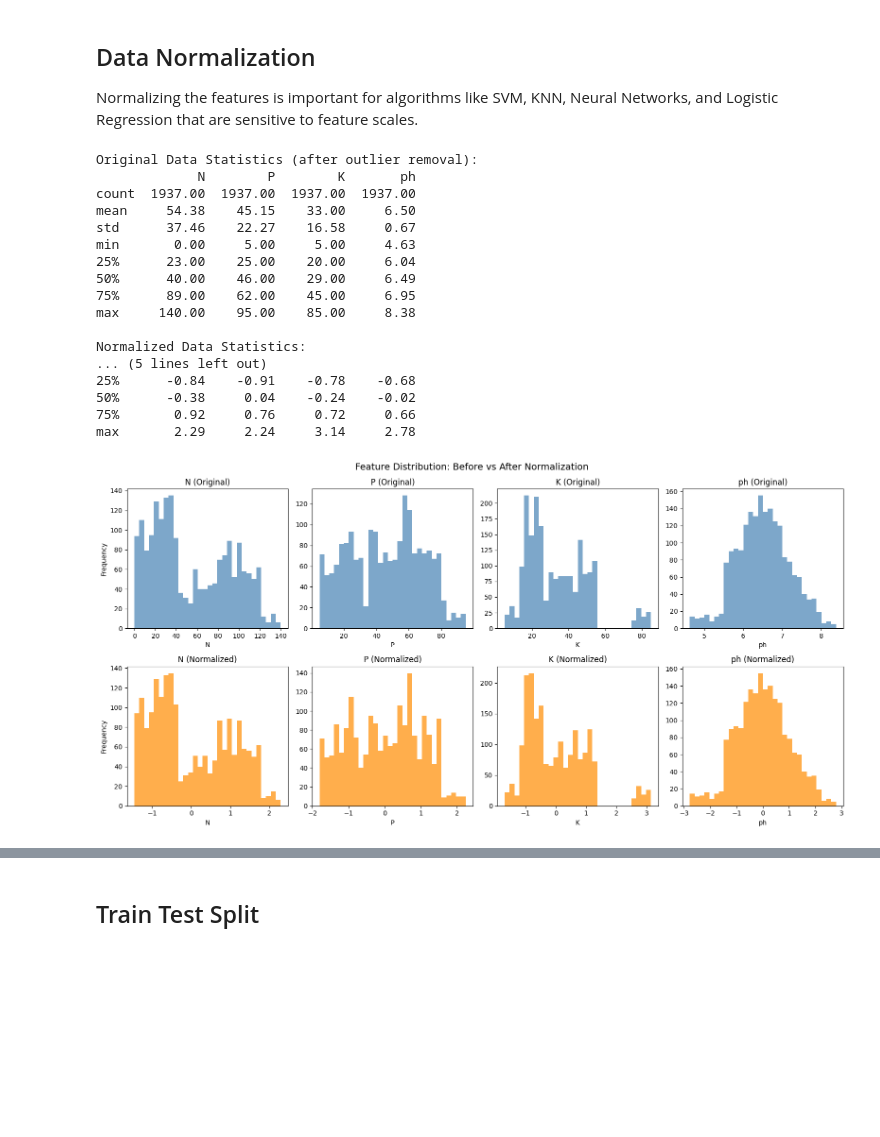
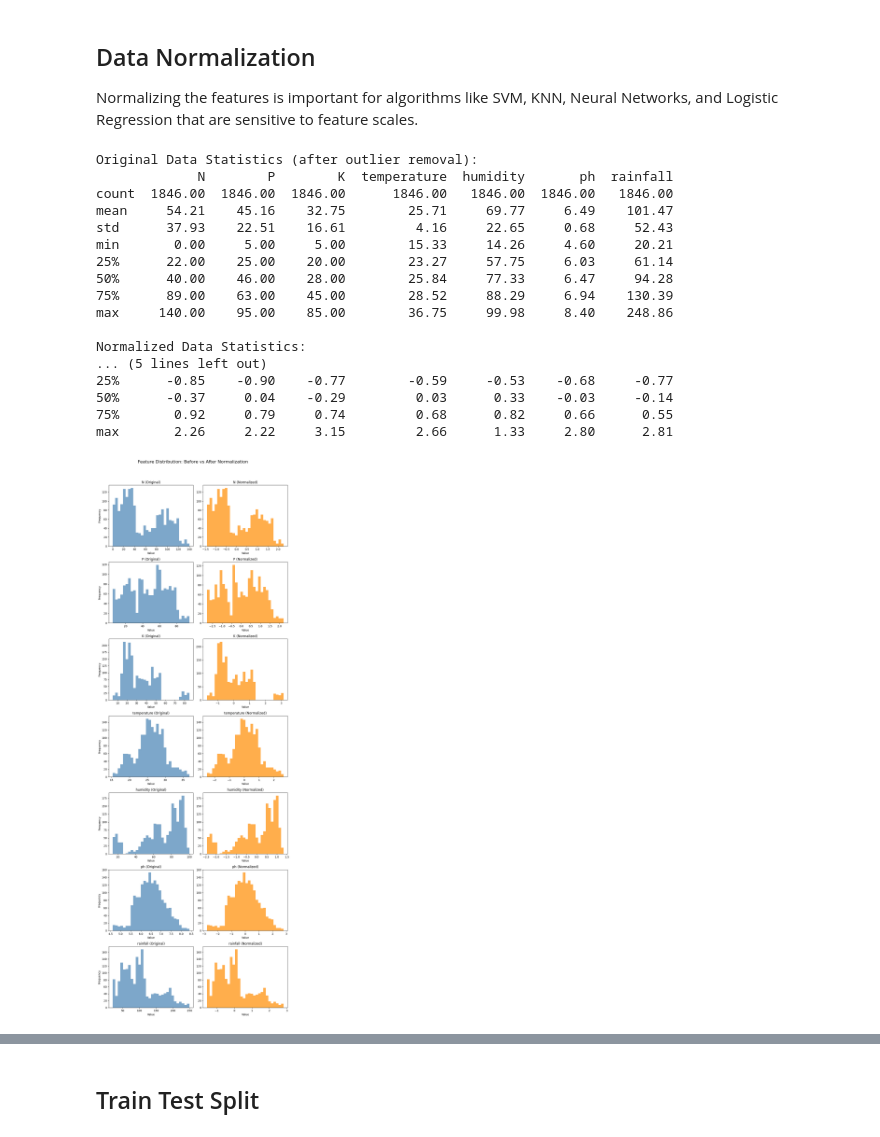
Before and after one commit to danielperaza/crop-recommendation, a Jupyter notebook: notebook.ipynb, the cells around one changed output, grey strips where cells are left out. Saved outputs shown, nothing was run; the diff lists cells and outputs as text; code cells hidden in the pictures; blank space fills up the shorter version.

```diff
--- a/notebook.ipynb
+++ b/notebook.ipynb
@@ -21,12 +21,15 @@ In this project, you will build multi-class classification models to predict the
 # %%
 
+import os
 import pandas as pd
 from sklearn.linear_model import LogisticRegression
 
 from sklearn import metrics
 from sklearn.preprocessing import LabelEncoder
 
-crops = pd.read_csv("soil_measures.csv")
+DATASET_PATH = "/kaggle/input/crop-recommendation-dataset/Crop_recommendation.csv" if os.environ.get('KAGGLE_KERNEL_RUN_TYPE') else ''
+
+crops = pd.read_csv(DATASET_PATH)
 
 crops.head()
 # %% [output]
@@ -69,7 +73,7 @@ crops_encoded = crops.copy()
 
 encoder = LabelEncoder()
 
-crops_encoded['crop'] = encoder.fit_transform(crops_encoded['crop'])
+crops_encoded['label'] = encoder.fit_transform(crops_encoded['label'])
 # %%
 crops_encoded.head()
 # %% [output]
@@ -84,5 +88,3 @@ crops_encoded['crop'].unique()
 # %% [output]
 array([20, 11,  3,  9, 18, 13, 14,  2, 10, 19,  1, 12,  7, 21, 15,  0, 16,
        17,  4,  6,  8,  5])
-# %%
-crops_encoded['crop'] = crops_encoded['crop'].astype('category')
@@ -262,7 +264,7 @@ def remove_outliers_iqr(df, columns, multiplier=1.5):
 
     return df_clean
 
-feature_columns = ['N', 'P', 'K', 'ph']
+feature_columns = crops_encoded.columns[:-1].tolist()
 crops_clean = remove_outliers_iqr(crops_encoded, feature_columns)
 # %% [output]
 N: 0 outliers removed (bounds: [-73.88, 179.12])
@@ -308,41 +318,50 @@ print("\nNormalized Data Statistics:")
 print(X_scaled.describe().round(2))
 # %% [output]
 Original Data Statistics (after outlier removal):
-             N        P        K       ph
-count  1937.00  1937.00  1937.00  1937.00
-mean     54.38    45.15    33.00     6.50
-std      37.46    22.27    16.58     0.67
-min       0.00     5.00     5.00     4.63
-25%      23.00    25.00    20.00     6.04
-50%      40.00    46.00    29.00     6.49
-75%      89.00    62.00    45.00     6.95
-max     140.00    95.00    85.00     8.38
+             N        P        K  temperature  humidity       ph  rainfall
+count  1846.00  1846.00  1846.00      1846.00   1846.00  1846.00   1846.00
+mean     54.21    45.16    32.75        25.71     69.77     6.49    101.47
+std      37.93    22.51    16.61         4.16     22.65     0.68     52.43
+min       0.00     5.00     5.00        15.33     14.26     4.60     20.21
+25%      22.00    25.00    20.00        23.27     57.75     6.03     61.14
+50%      40.00    46.00    28.00        25.84     77.33     6.47     94.28
+75%      89.00    63.00    45.00        28.52     88.29     6.94    130.39
+max     140.00    95.00    85.00        36.75     99.98     8.40    248.86
 
 Normalized Data Statistics:
 ... (5 lines left out)
-25%      -0.84    -0.91    -0.78    -0.68
-50%      -0.38     0.04    -0.24    -0.02
-75%       0.92     0.76     0.72     0.66
-max       2.29     2.24     3.14     2.78
+25%      -0.85    -0.90    -0.77        -0.59     -0.53    -0.68     -0.77
+50%      -0.37     0.04    -0.29         0.03      0.33    -0.03     -0.14
+75%       0.92     0.79     0.74         0.68      0.82     0.66      0.55
+max       2.26     2.22     3.15         2.66      1.33     2.80      2.81
 # %%
-fig, axes = plt.subplots(2, 4, figsize=(16, 8))
+import matplotlib.pyplot as plt
+
+n_features = len(X.columns)
+
+fig, axes = plt.subplots(n_features, 2, figsize=(10, 4 * n_features))
+
+if n_features == 1:
+    axes = axes.reshape(1, 2)
 
 for idx, col in enumerate(X.columns):
-    axes[0, idx].hist(X[col], bins=30, color='steelblue', alpha=0.7)
-    axes[0, idx].set_title(f'{col} (Original)')
-    axes[0, idx].set_xlabel(col)
+    # Fila 'idx', Columna 0: Original
+    axes[idx, 0].hist(X[col], bins=30, color='steelblue', alpha=0.7)
+    axes[idx, 0].set_title(f'{col} (Original)')
+    axes[idx, 0].set_xlabel('Value')
+    axes[idx, 0].set_ylabel('Frequency')
 
-    axes[1, idx].hist(X_scaled[col], bins=30, color='darkorange', alpha=0.7)
-    axes[1, idx].set_title(f'{col} (Normalized)')
-    axes[1, idx].set_xlabel(col)
+    data_scaled = X_scaled[col] if hasattr(X_scaled, 'columns') else X_scaled[:, idx]
 
-axes[0, 0].set_ylabel('Frequency')
-axes[1, 0].set_ylabel('Frequency')
-plt.suptitle('Feature Distribution: Before vs After Normalization', fontsize=14)
+    axes[idx, 1].hist(data_scaled, bins=30, color='darkorange', alpha=0.7)
+    axes[idx, 1].set_title(f'{col} (Normalized)')
+    axes[idx, 1].set_xlabel('Value')
+
+plt.suptitle('Feature Distribution: Before vs After Normalization', fontsize=16, y=1.02)
 plt.tight_layout()
 plt.show()
 # %% [output]
-[figure, old version]
+[figure, new version]
 # %%
 X = X_scaled
 X
```
Also changed, not shown: parts of 26 cells of this notebook.
